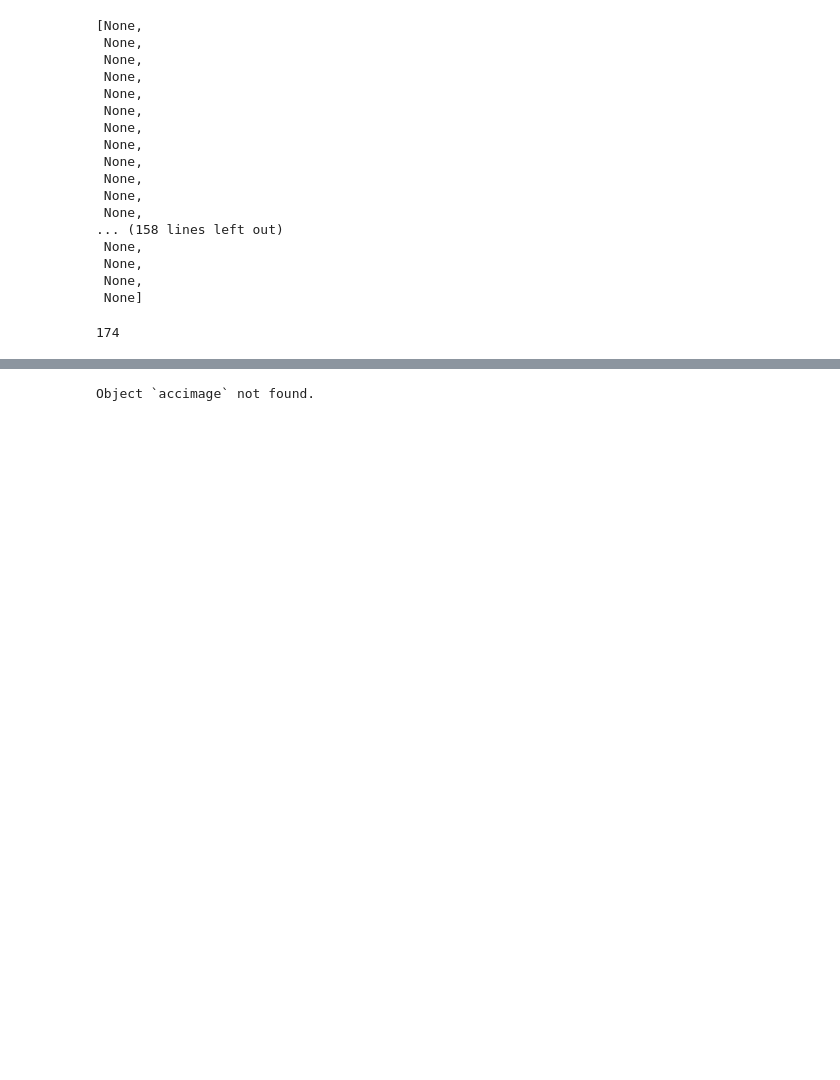
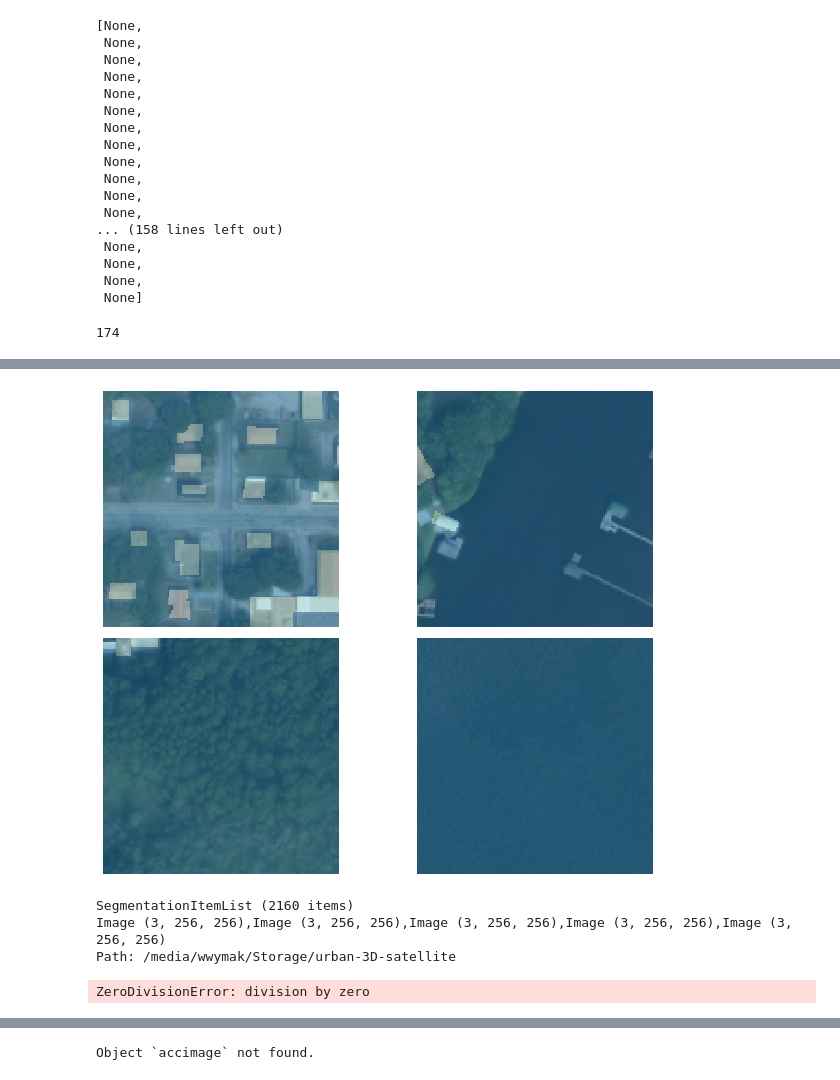
Before and after one commit to wwymak/spacenet-buildings, a Jupyter notebook: urban_3d.ipynb, the cells around one changed output, grey strips where cells are left out. Saved outputs shown, nothing was run; the diff lists cells and outputs as text; code cells hidden in the pictures; blank space fills up the shorter version.

```diff
--- a/urban_3d.ipynb
+++ b/urban_3d.ipynb
@@ -127,0 +270,4 @@ img_ids[10]
+# %%
+data.show_batch(2, figsize=(10,7), ds_type=DatasetType.Valid)
+# %% [output]
+[figure, added]
@@ -127,0 +318,10 @@ img_ids[10]
+# %%
+learn.data.train_ds.x
+# %% [output]
+SegmentationItemList (2160 items)
+Image (3, 256, 256),Image (3, 256, 256),Image (3, 256, 256),Image (3, 256, 256),Image (3, 256, 256)
+Path: /media/wwymak/Storage/urban-3D-satellite
+# %%
+1/0
+# %% [output]
+ZeroDivisionError: division by zero
```
Also changed, not shown: parts of 48 cells of this notebook.
